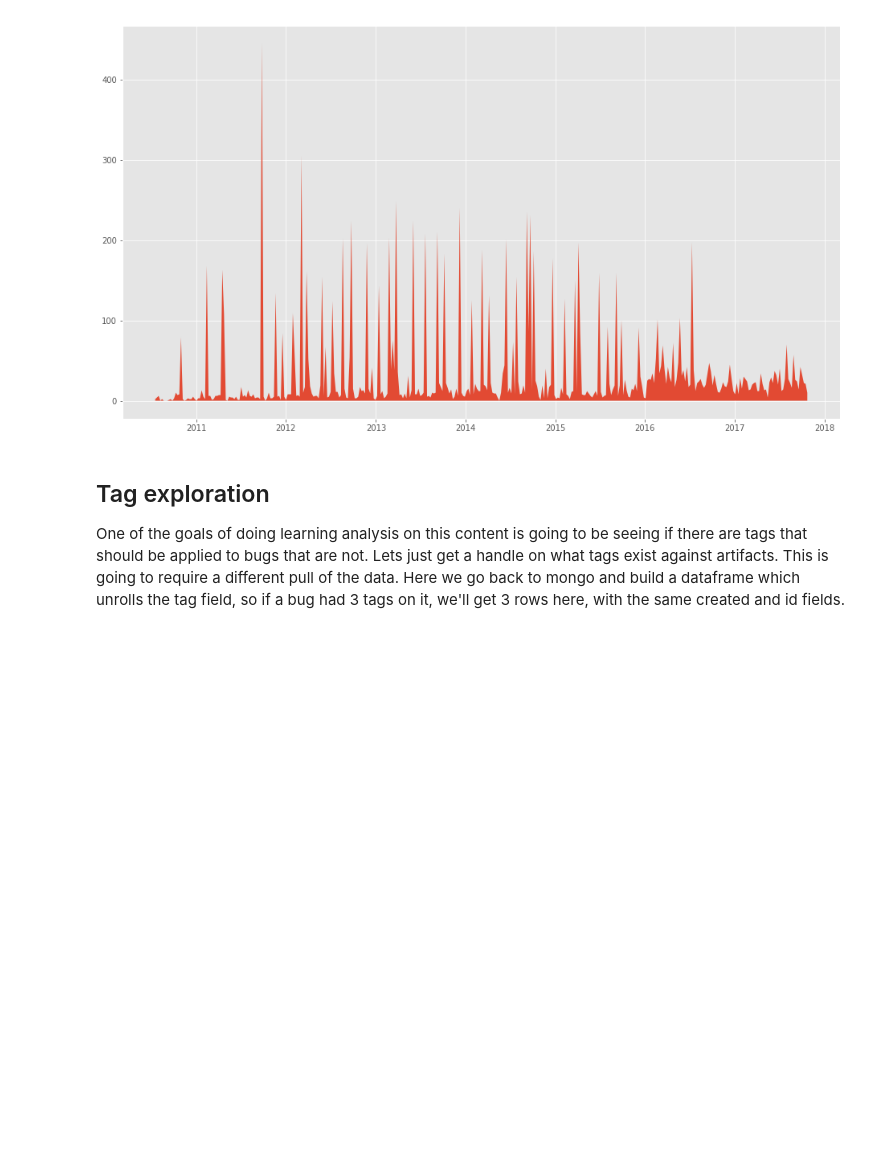
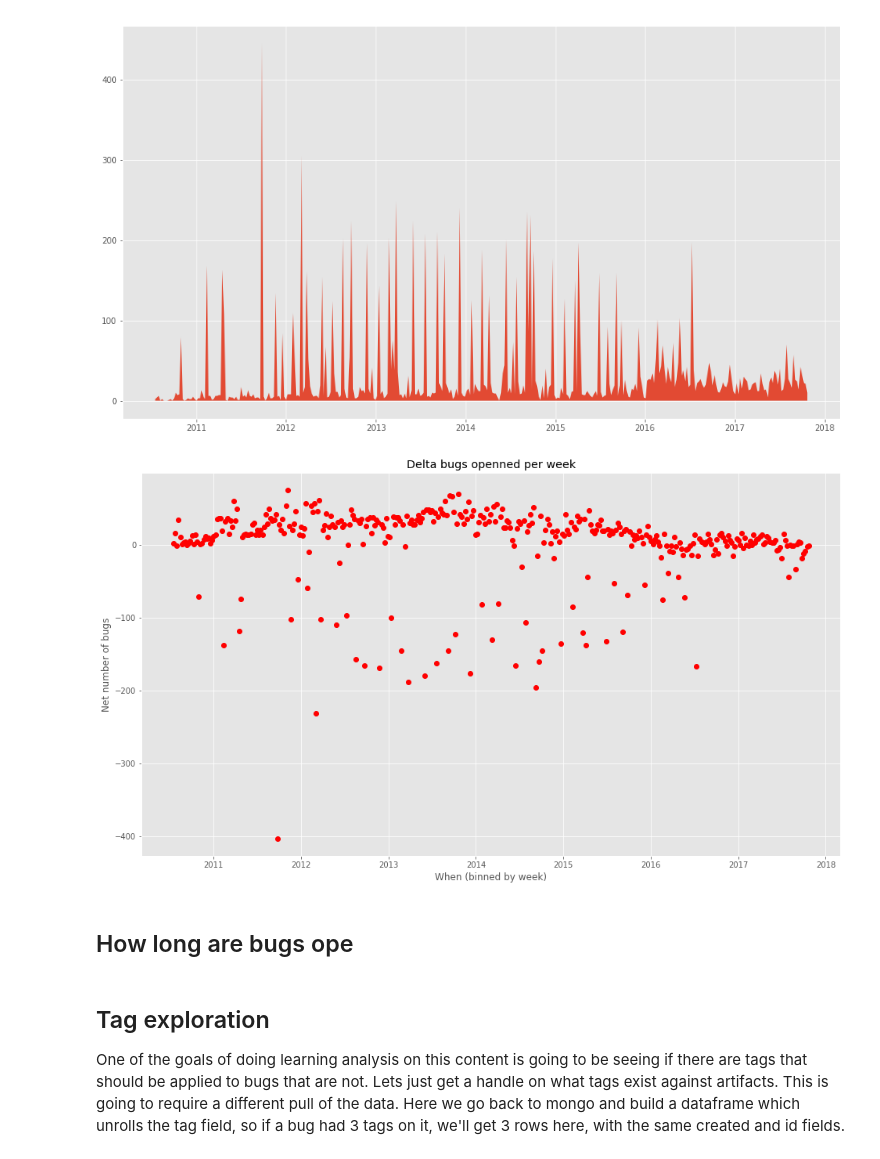
Before and after one commit to sdague/openstack-bugs-ml, a Jupyter notebook: Explore Nova Bugs.ipynb, the cells around one changed output. Saved outputs shown, nothing was run; the diff lists cells and outputs as text; code cells hidden in the pictures; blank space fills up the shorter version.

```diff
--- a/Explore Nova Bugs.ipynb
+++ b/Explore Nova Bugs.ipynb
@@ -142,6 +144,19 @@ ax_up.stackplot(df_closed.index.to_pydatetime(), df_closed.id)
 ax_up.xaxis_date()
 # %% [output]
 [figure]
+# %%
+df_delta = df2 - df_closed
+
+ax_delta = plt.subplot()
+ax_delta.plot(df_delta.index.to_pydatetime(), df_delta.id, 'ro')
+ax_delta.set_ylabel("Net number of bugs")
+ax_delta.set_xlabel("When (binned by week)")
+ax_delta.set_title("Delta bugs openned per week")
+ax_delta.xaxis_date()
+# %% [output]
+[figure, added]
+# %% [markdown]
+## How long are bugs ope
 # %% [markdown]
 ## Tag exploration
 
```
Also changed, not shown: parts of 4 cells of this notebook.
